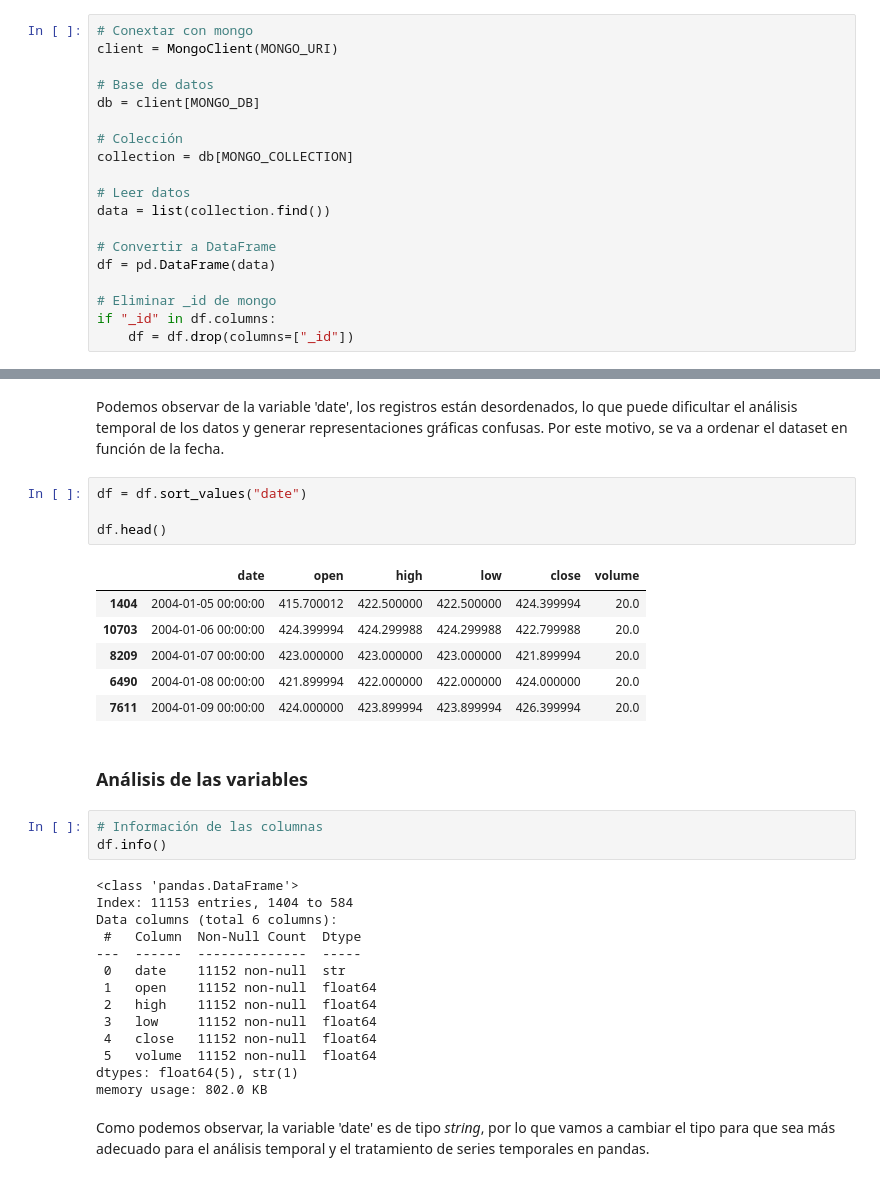
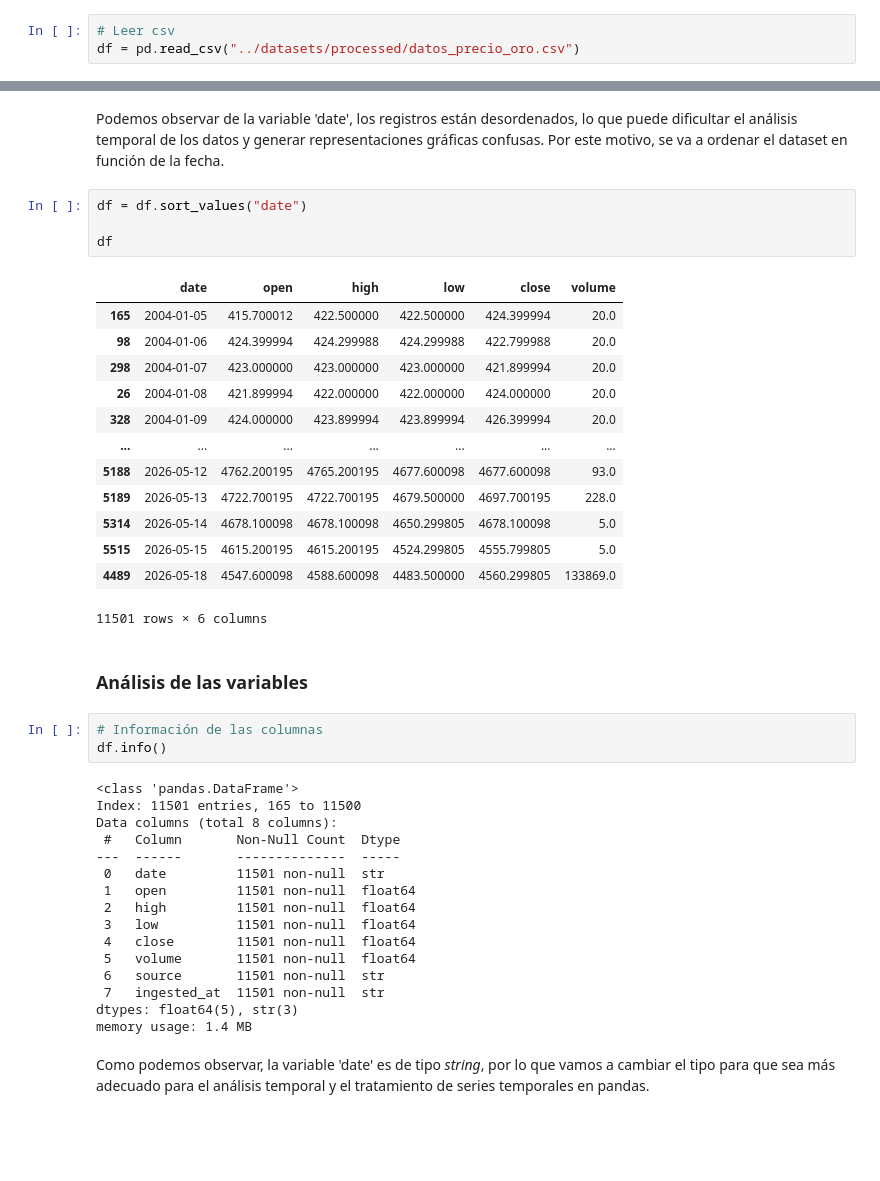
Before and after one commit to Apedlop/Prediccion_oro, a Jupyter notebook: notebooks/hito1.ipynb, the cells around one changed output, grey strips where cells are left out. Drawn from its saved outputs; the diff is of its cells as text; blank space fills up the shorter version.

```diff
--- a/notebooks/hito1.ipynb
+++ b/notebooks/hito1.ipynb
@@ -25,22 +34,6 @@ MONGO_COLLECTION = os.getenv("MONGO_COLLECTION")
 # %%
-# Conextar con mongo
-client = MongoClient(MONGO_URI)
-
-# Base de datos
-db = client[MONGO_DB]
-
-# Colección
-collection = db[MONGO_COLLECTION]
-
-# Leer datos
-data = list(collection.find())
-
-# Convertir a DataFrame
-df = pd.DataFrame(data)
-
-# Eliminar _id de mongo
-if "_id" in df.columns:
-    df = df.drop(columns=["_id"])
+# Leer csv
+df = pd.read_csv("../datasets/processed/datos_precio_oro.csv")
 # %%
 # Mostrar 5 primeros registros
 df.head()
@@ -56,14 +49,21 @@ Podemos observar de la variable 'date', los registros están desordenados, lo qu
 # %%
 df = df.sort_values("date")
 
-df.head()
+df
 # %% [output]
 |  | date | open | high | low | close | volume |
-| 1404 | 2004-01-05 00:00:00 | 415.700012 | 422.500000 | 422.500000 | 424.399994 | 20.0 |
-| 10703 | 2004-01-06 00:00:00 | 424.399994 | 424.299988 | 424.299988 | 422.799988 | 20.0 |
-| 8209 | 2004-01-07 00:00:00 | 423.000000 | 423.000000 | 423.000000 | 421.899994 | 20.0 |
-| 6490 | 2004-01-08 00:00:00 | 421.899994 | 422.000000 | 422.000000 | 424.000000 | 20.0 |
-| 7611 | 2004-01-09 00:00:00 | 424.000000 | 423.899994 | 423.899994 | 426.399994 | 20.0 |
+| 165 | 2004-01-05 | 415.700012 | 422.500000 | 422.500000 | 424.399994 | 20.0 |
+| 98 | 2004-01-06 | 424.399994 | 424.299988 | 424.299988 | 422.799988 | 20.0 |
+| 298 | 2004-01-07 | 423.000000 | 423.000000 | 423.000000 | 421.899994 | 20.0 |
+| 26 | 2004-01-08 | 421.899994 | 422.000000 | 422.000000 | 424.000000 | 20.0 |
+| 328 | 2004-01-09 | 424.000000 | 423.899994 | 423.899994 | 426.399994 | 20.0 |
+| ... | ... | ... | ... | ... | ... | ... |
+| 5188 | 2026-05-12 | 4762.200195 | 4765.200195 | 4677.600098 | 4677.600098 | 93.0 |
+| 5189 | 2026-05-13 | 4722.700195 | 4722.700195 | 4679.500000 | 4697.700195 | 228.0 |
+| 5314 | 2026-05-14 | 4678.100098 | 4678.100098 | 4650.299805 | 4678.100098 | 5.0 |
+| 5515 | 2026-05-15 | 4615.200195 | 4615.200195 | 4524.299805 | 4555.799805 | 5.0 |
+| 4489 | 2026-05-18 | 4547.600098 | 4588.600098 | 4483.500000 | 4560.299805 | 133869.0 |
+11501 rows × 6 columns
 # %% [markdown]
 ### Análisis de las variables
 # %%
@@ -71,18 +71,20 @@ df.head()
 df.info()
 # %% [output]
 <class 'pandas.DataFrame'>
-Index: 11153 entries, 1404 to 584
-Data columns (total 6 columns):
- #   Column  Non-Null Count  Dtype
----  ------  --------------  -----
- 0   date    11152 non-null  str
- 1   open    11152 non-null  float64
- 2   high    11152 non-null  float64
- 3   low     11152 non-null  float64
- 4   close   11152 non-null  float64
- 5   volume  11152 non-null  float64
-dtypes: float64(5), str(1)
-memory usage: 802.0 KB
+Index: 11501 entries, 165 to 11500
+Data columns (total 8 columns):
+ #   Column       Non-Null Count  Dtype
+---  ------       --------------  -----
+ 0   date         11501 non-null  str
+ 1   open         11501 non-null  float64
+ 2   high         11501 non-null  float64
+ 3   low          11501 non-null  float64
+ 4   close        11501 non-null  float64
+ 5   volume       11501 non-null  float64
+ 6   source       11501 non-null  str
+ 7   ingested_at  11501 non-null  str
+dtypes: float64(5), str(3)
+memory usage: 1.4 MB
 # %% [markdown]
 Como podemos observar, la variable 'date' es de tipo *string*, por lo que vamos a cambiar el tipo para que sea más adecuado para el análisis temporal y el tratamiento de series temporales en pandas.
 # %%
```
Also changed, not shown: parts of 17 cells of this notebook, 1 other file.
